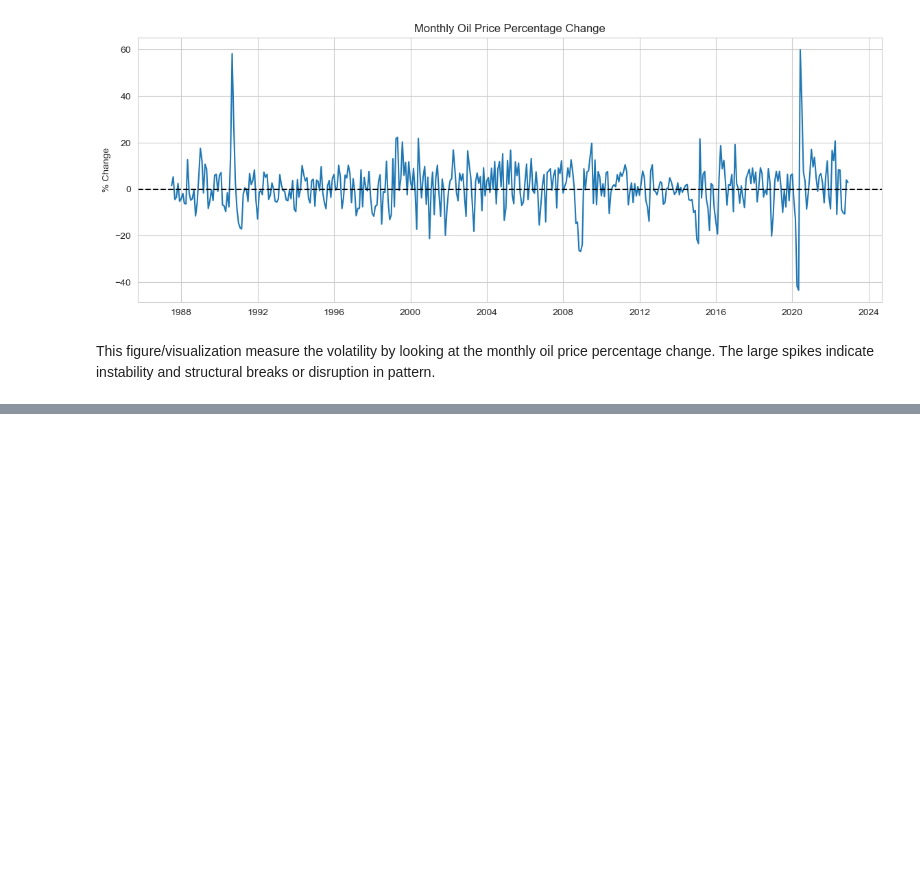
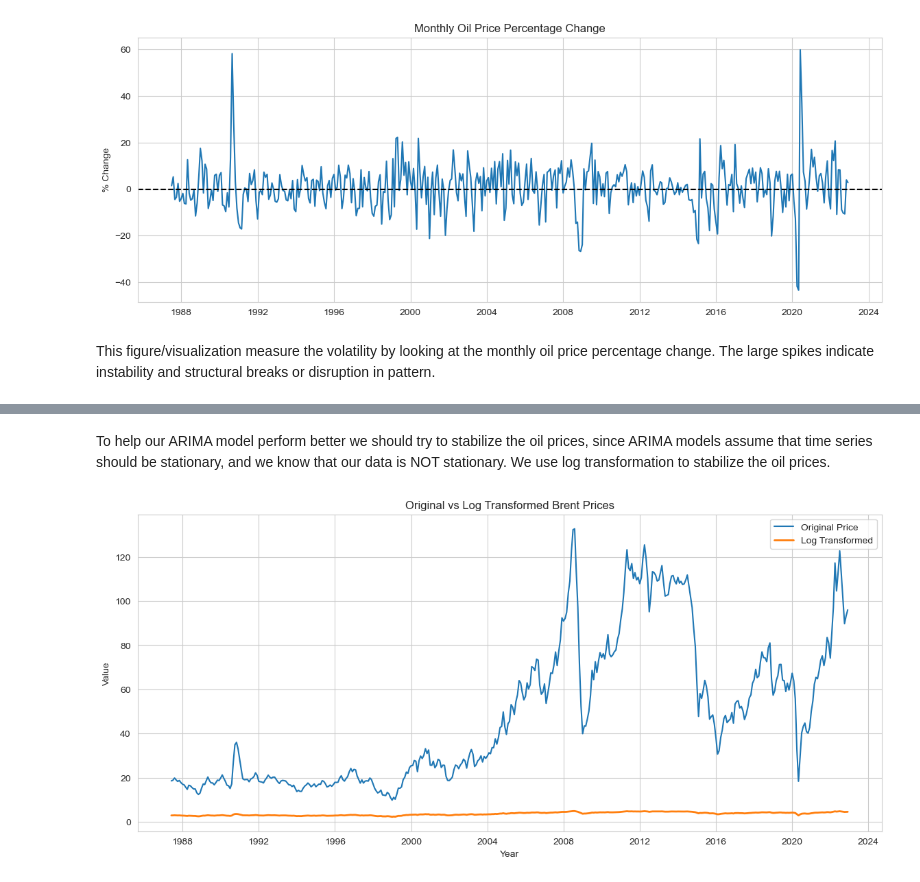
Before and after one commit to hamadmoe/dsai3301-project, a Jupyter notebook: CODE.ipynb, the cells around one changed output, grey strips where cells are left out. Saved outputs shown, nothing was run; the diff lists cells and outputs as text; code cells hidden in the pictures; blank space fills up the shorter version.

```diff
--- a/CODE.ipynb
+++ b/CODE.ipynb
@@ -326,3 +326,7 @@ plt.show()
 [figure]
 # %% [markdown]
 This figure/visualization measure the volatility by looking at the monthly oil price percentage change. The large spikes indicate instability and structural breaks or disruption in pattern.
+# %%
+monthly_df['Log_Price'] = np.log(monthly_df['Price'])
+
+monthly_df[['Price','Log_Price']].head()
@@ -328,0 +341,30 @@ This figure/visualization measure the volatility by looking at the monthly oil p
+# %% [markdown]
+To help our ARIMA model perform better we should try to stabilize the oil prices, since ARIMA models assume that time series should be stationary, and we know that our data is NOT stationary. We use log transformation to stabilize the oil prices.
+# %%
+plt.figure(figsize=(14,6))
+
+plt.plot(
+    monthly_df.index,
+    monthly_df['Price'],
+    label='Original Price'
+)
+
+plt.plot(
+    monthly_df.index,
+    monthly_df['Log_Price'],
+    label='Log Transformed',
+    linewidth=2
+)
+
+plt.title('Original vs Log Transformed Brent Prices')
+
+plt.xlabel('Year')
+plt.ylabel('Value')
+
+plt.legend()
+
+plt.grid(True)
+
+plt.show()
+# %% [output]
+[figure, added]
```
Also changed, not shown: parts of 9 cells of this notebook, 1 other file.
